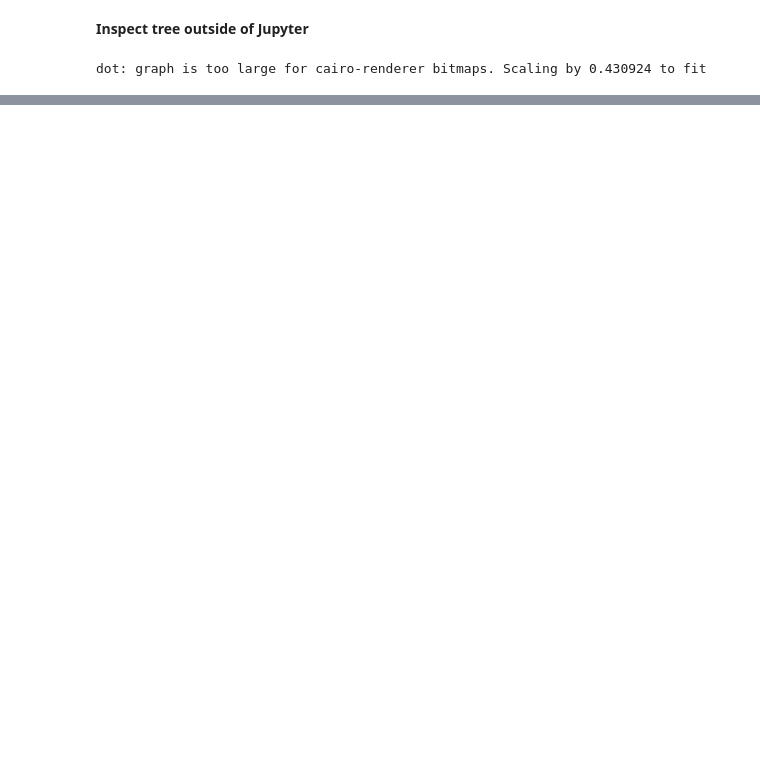
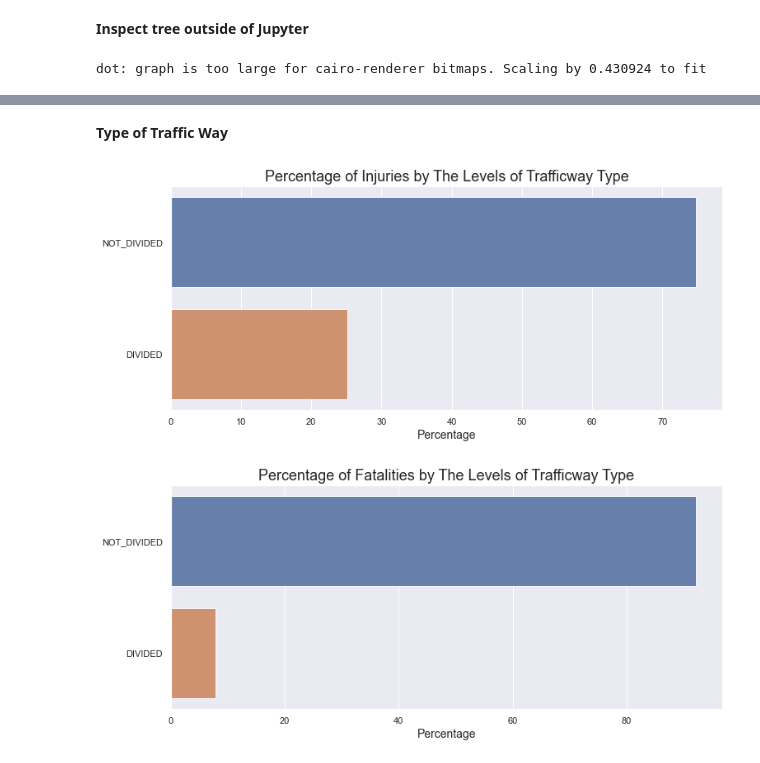
Before and after one commit to shantanu156/vision_zero_chicago_project, a Jupyter notebook: Sprint 4/ender-4.ipynb, the cells around one changed output, grey strips where cells are left out. Saved outputs shown, nothing was run; the diff lists cells and outputs as text; code cells hidden in the pictures; blank space fills up the shorter version.

```diff
--- a/Sprint 4/ender-4.ipynb
+++ b/Sprint 4/ender-4.ipynb
@@ -912,0 +1137,7 @@ dot: graph is too large for cairo-renderer bitmaps. Scaling by 0.430924 to fit
+# %% [markdown]
+**Type of Traffic Way**
+# %%
+injury_fatality_plotter('TRAFFICWAY_TYPE')
+# %% [output]
+[figure, added]
+[figure, added]
```
Also changed, not shown: parts of 39 cells of this notebook.
